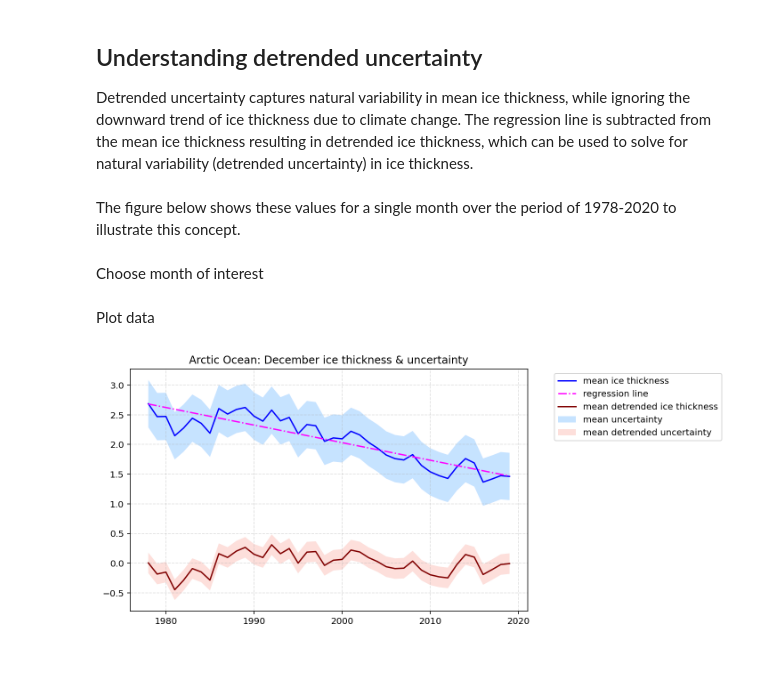
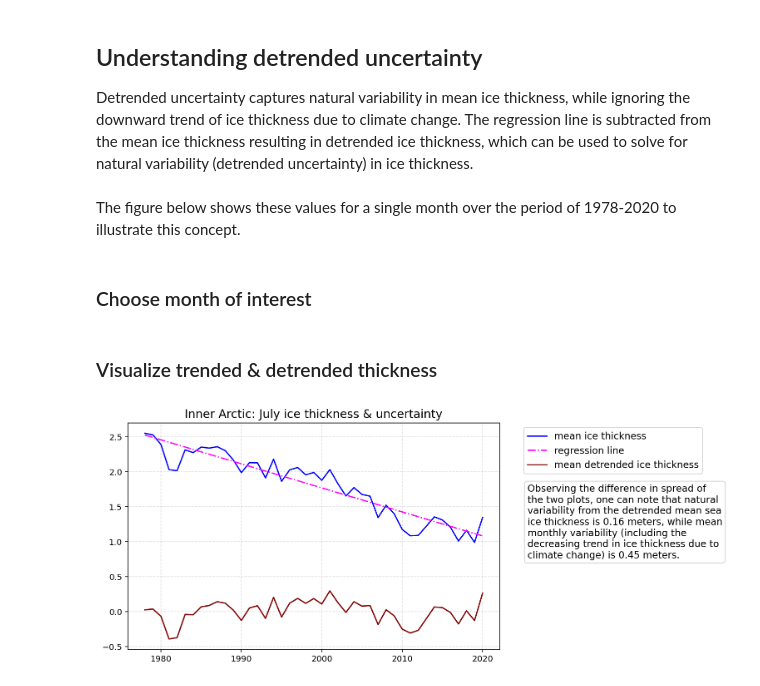
Before and after one commit to nicolejkeeney/icesat2-book, a Jupyter notebook: PIOMAS.ipynb, the cells around one changed output. Saved outputs shown, nothing was run; the diff lists cells and outputs as text; code cells hidden in the pictures.

```diff
--- a/PIOMAS.ipynb
+++ b/PIOMAS.ipynb
@@ -73,8 +78,7 @@ Operation completed over 1 objects/266.7 MiB.
 # %% [markdown]
 ## Restrict datasets to region of interest
 # %%
-#myKeys = [10,11,12,13,15] #Inner Arctic
-myKeys = [15]
-IS2dataset = utils.restrictRegionally(IS2dataset, regionKeyList = myKeys)
-PIOdataset = utils.restrictRegionally(PIOdataset, regionKeyList = myKeys)
+myKeys = [10,11,12,13,15] #Inner Arctic
+IS2dataset = restrictRegionally(IS2dataset, regionKeyList = myKeys)
+PIOdataset = restrictRegionally(PIOdataset, regionKeyList = myKeys)
 # %% [output]
@@ -226,4 +232,4 @@ plt.show()
 ## Understanding detrended uncertainty
 Detrended uncertainty captures natural variability in mean ice thickness, while ignoring the downward trend of ice thickness due to climate change. The regression line is subtracted from the mean ice thickness resulting in detrended ice thickness, which can be used to solve for natural variability (detrended uncertainty) in ice thickness.<br><br>The figure below shows these values for a single month over the period of 1978-2020 to illustrate this concept.
 # %% [markdown]
-Choose month of interest
+### Choose month of interest
@@ -232,31 +236,31 @@ month = 12 #december
-# %% [markdown]
-Plot data
+# %%
+month = 7 #August
+# %% [markdown]
+### Visualize trended & detrended thickness
 # %%
 #initialize figure & axes
 fig = plt.figure(figsize = [8,5])
 ax = plt.axes()
 gridlines = plt.grid(b = True, linestyle = '--', alpha = 0.4) #add gridlines
 years = np.arange(1978, 1978 + len(thicknessDT[month - 1]), 1)
-plt.title(PIO.attrs['regions with data'] + ': ' + pd.to_datetime(monDates[month - 1])[0].strftime('%B') + ' ice thickness & uncertainty')
+plt.title(PIO.attrs['regions with data'] + ': ' + pd.to_datetime(monDates[month - 1])[0].strftime('%B') + ' ice thickness & uncertainty', fontsize = 14)
 
 #plot thickness
 monthlyThickness = PIO.sel(time = monDates[month - 1]).mean_ice_thickness.values
 ax.plot(years, monthlyThickness, color = 'blue', label = 'mean ice thickness')
-
-#plot +1 and -1 standard deviations for thickness
-ax.fill_between(years, (thicknessDT[month - 1] + standDev[month - 1]) + slopes[month - 1], (thicknessDT[month - 1] - standDev[month - 1]) + slopes[month - 1], facecolor = 'dodgerblue', alpha = 0.25, edgecolor = 'none', label = 'mean uncertainty')
 
 #plot regression line
 ax.plot(years, slopes[month - 1], color = 'magenta', linestyle = '-.', label = 'regression line')
 
 #plot detrended thickness
 ax.plot(years, thicknessDT[month - 1], color = 'maroon', label = 'mean detrended ice thickness')
 
-#plot +1 and -1 standard deviations for detrended thickness
-ax.fill_between(years, thicknessDT[month - 1] + standDevDT[month - 1], thicknessDT[month - 1] - standDevDT[month - 1], facecolor = 'salmon', alpha = 0.25, edgecolor = 'none', label = 'mean detrended uncertainty')
+#add text describing variability
+explanation = "\n".join(wrap('Observing the difference in spread of the two plots, one can note that natural variability from the detrended mean sea ice thickness is ' + str(round(standDevDT[month - 1],2)) + ' meters, while mean monthly variability (including the decreasing trend in ice thickness due to climate change) is ' + str(round(standDev[month - 1],2)) + ' meters.', 40))
+ax.text(x = 1.075, y = 0.73, s = explanation, horizontalalignment = 'left', verticalalignment = 'top', fontsize = 11.5, transform = ax.transAxes, bbox = {'facecolor':'none', 'edgecolor':'lightgrey', 'boxstyle':'round'})
 
 #add legends & show plot
-plt.legend(bbox_to_anchor=(1.5, 1))
+plt.legend(bbox_to_anchor=(1.56, 1), fontsize = 11.5)
 plt.show()
 # %% [output]
-[figure, old version]
+[figure, new version]
```
Also changed, not shown: parts of 20 cells of this notebook, 15 other files.
